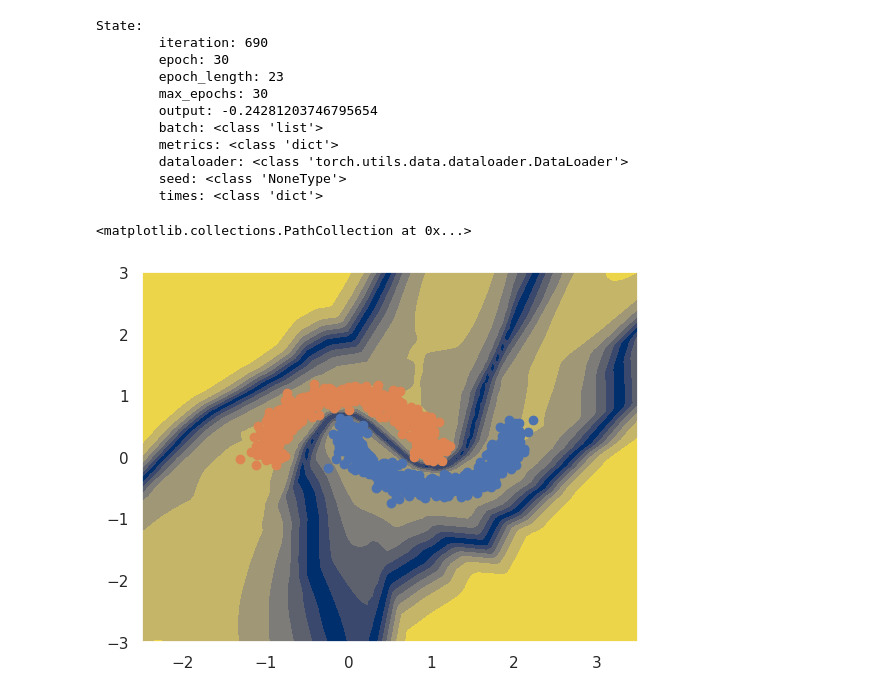
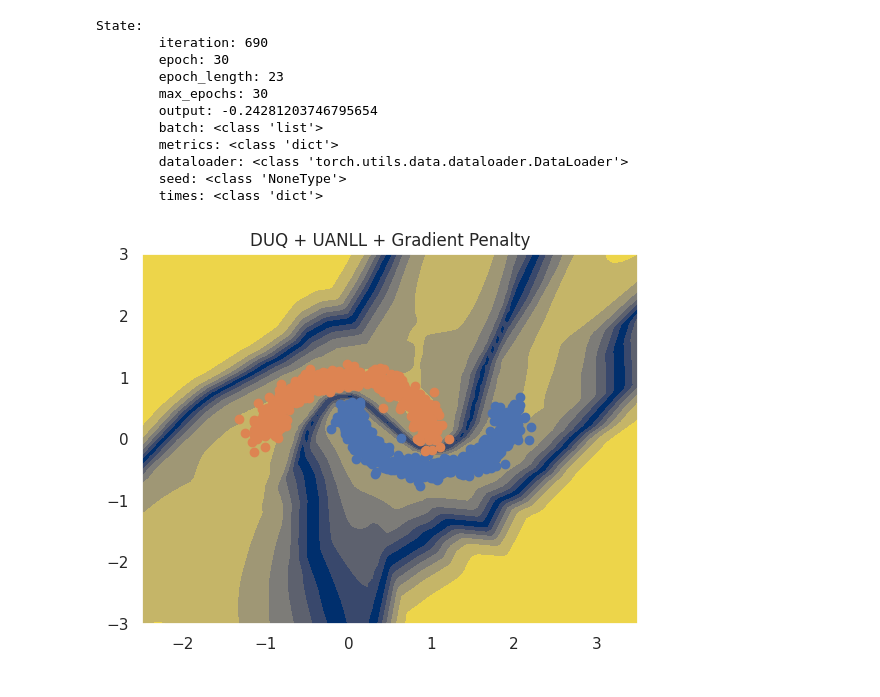
Before and after one commit to ivanovsdesign/duq_uncertainty_visualization, a Jupyter notebook: duq_uanll_uncertainty_visualization.ipynb, the cells around one changed output. Drawn from its saved outputs; the diff is of its cells as text; code cells hidden in the pictures.

```diff
--- a/duq_uanll_uncertainty_visualization.ipynb
+++ b/duq_uanll_uncertainty_visualization.ipynb
@@ -296,27 +297,28 @@ State:
 # %%
 domain = 3
 x_lin = np.linspace(-domain+0.5, domain+0.5, 100)
 y_lin = np.linspace(-domain, domain, 100)
 
 xx, yy = np.meshgrid(x_lin, y_lin)
 
 X_grid = np.column_stack([xx.flatten(), yy.flatten()])
 
 X_vis, y_vis = sklearn.datasets.make_moons(n_samples=1000, noise=noise)
 mask = y_vis.astype(np.bool_)
 
 with torch.no_grad():
     output = model(torch.from_numpy(X_grid).float())[1]
     confidence = output.max(1)[0].numpy()
 
 
 z = confidence.reshape(xx.shape)
 
 plt.figure()
 plt.contourf(x_lin, y_lin, z, cmap='cividis')
 
 plt.scatter(X_vis[mask,0], X_vis[mask,1])
 plt.scatter(X_vis[~mask,0], X_vis[~mask,1])
+plt.title('DUQ + UANLL + Gradient Penalty')
+plt.show()
 # %% [output]
-<matplotlib.collections.PathCollection at 0x...>
-[figure, old version]
+[figure, new version]
```
Also changed, not shown: parts of 2 cells of this notebook.
